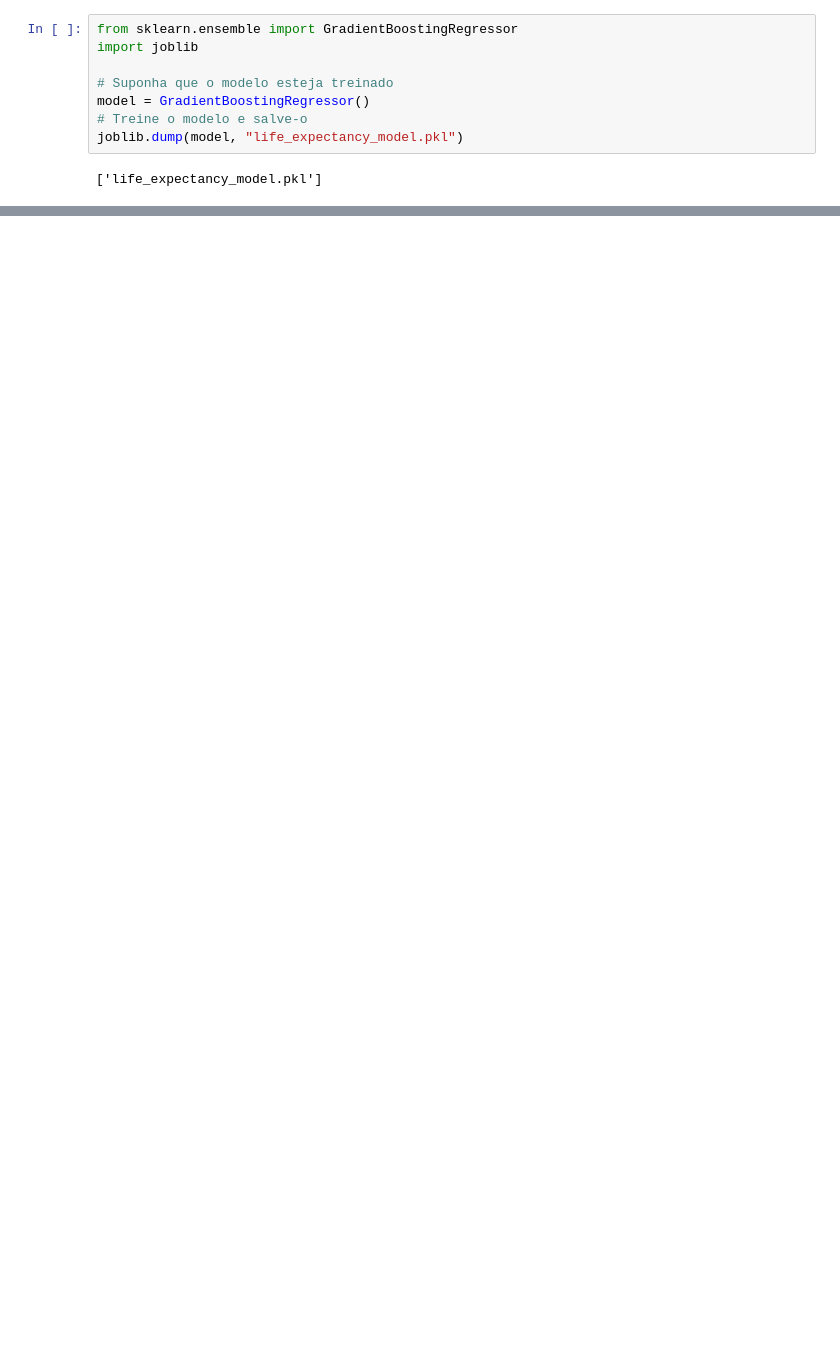
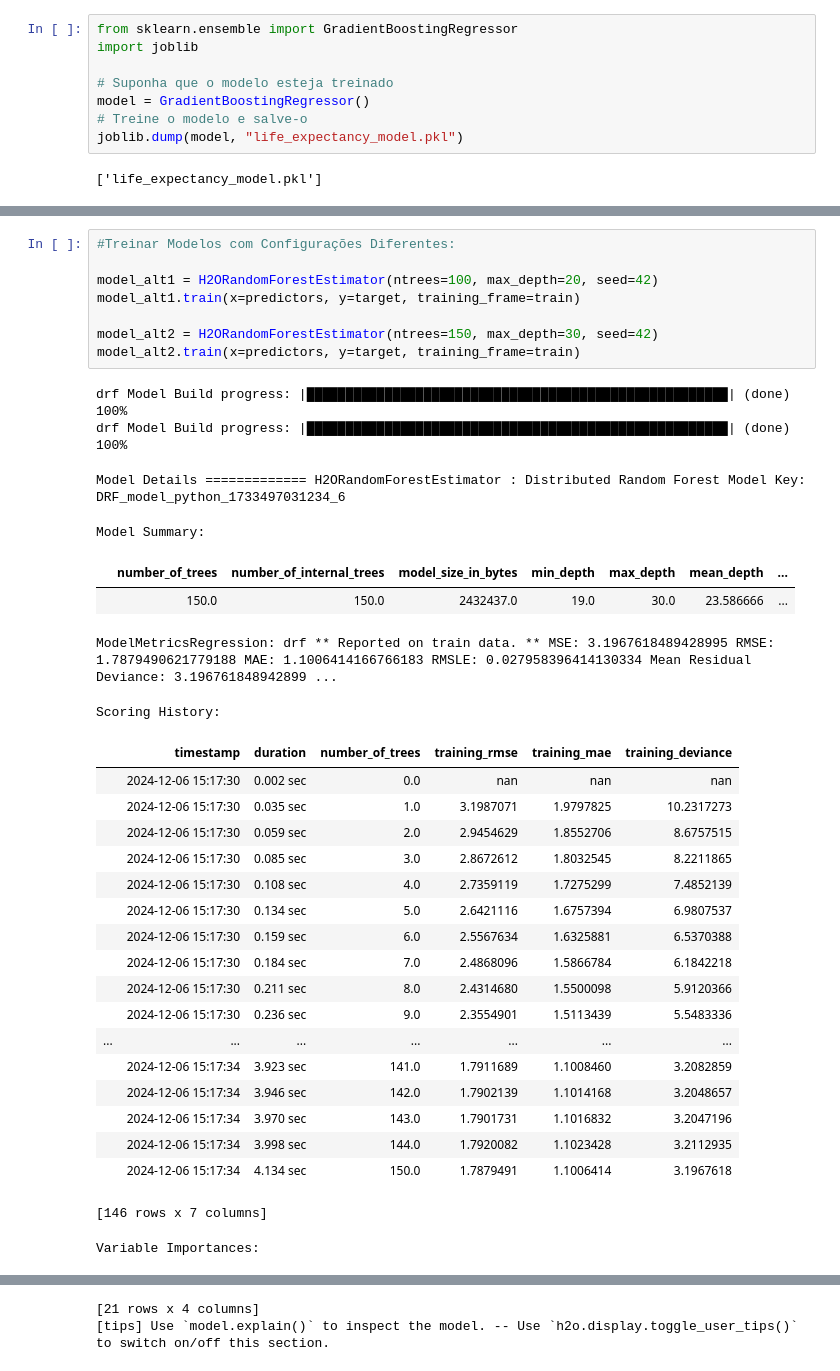
Before and after one commit to AvelinoAlmeida/Life-Expectancy, a Jupyter notebook: 3-modeling.ipynb, the cells around one changed output, grey strips where cells are left out. Drawn from its saved outputs; the diff is of its cells as text; blank space fills up the shorter version.

```diff
--- a/3-modeling.ipynb
+++ b/3-modeling.ipynb
@@ -325,0 +423,36 @@ joblib.dump(model, "life_expectancy_model.pkl")
+# %%
+#Treinar Modelos com Configurações Diferentes:
+
+model_alt1 = H2ORandomForestEstimator(ntrees=100, max_depth=20, seed=42)
+model_alt1.train(x=predictors, y=target, training_frame=train)
+
+model_alt2 = H2ORandomForestEstimator(ntrees=150, max_depth=30, seed=42)
+model_alt2.train(x=predictors, y=target, training_frame=train)
+# %% [output]
+drf Model Build progress: |██████████████████████████████████████████████████████| (done) 100%
+drf Model Build progress: |██████████████████████████████████████████████████████| (done) 100%
+Model Details ============= H2ORandomForestEstimator : Distributed Random Forest Model Key: DRF_model_python_1733497031234_6
+Model Summary:
+|  | number_of_trees | number_of_internal_trees | model_size_in_bytes | min_depth | max_depth | mean_depth | ... |
+|  | 150.0 | 150.0 | 2432437.0 | 19.0 | 30.0 | 23.586666 | ... |
+ModelMetricsRegression: drf ** Reported on train data. ** MSE: 3.1967618489428995 RMSE: 1.7879490621779188 MAE: 1.1006414166766183 RMSLE: 0.027958396414130334 Mean Residual Deviance: 3.196761848942899 ...
+Scoring History:
+|  | timestamp | duration | number_of_trees | training_rmse | training_mae | training_deviance |
+|  | 2024-12-06 15:17:30 | 0.002 sec | 0.0 | nan | nan | nan |
+|  | 2024-12-06 15:17:30 | 0.035 sec | 1.0 | 3.1987071 | 1.9797825 | 10.2317273 |
+|  | 2024-12-06 15:17:30 | 0.059 sec | 2.0 | 2.9454629 | 1.8552706 | 8.6757515 |
+|  | 2024-12-06 15:17:30 | 0.085 sec | 3.0 | 2.8672612 | 1.8032545 | 8.2211865 |
+|  | 2024-12-06 15:17:30 | 0.108 sec | 4.0 | 2.7359119 | 1.7275299 | 7.4852139 |
+|  | 2024-12-06 15:17:30 | 0.134 sec | 5.0 | 2.6421116 | 1.6757394 | 6.9807537 |
+|  | 2024-12-06 15:17:30 | 0.159 sec | 6.0 | 2.5567634 | 1.6325881 | 6.5370388 |
+|  | 2024-12-06 15:17:30 | 0.184 sec | 7.0 | 2.4868096 | 1.5866784 | 6.1842218 |
+|  | 2024-12-06 15:17:30 | 0.211 sec | 8.0 | 2.4314680 | 1.5500098 | 5.9120366 |
+|  | 2024-12-06 15:17:30 | 0.236 sec | 9.0 | 2.3554901 | 1.5113439 | 5.5483336 |
+| ... | ... | ... | ... | ... | ... | ... |
+|  | 2024-12-06 15:17:34 | 3.923 sec | 141.0 | 1.7911689 | 1.1008460 | 3.2082859 |
+|  | 2024-12-06 15:17:34 | 3.946 sec | 142.0 | 1.7902139 | 1.1014168 | 3.2048657 |
+|  | 2024-12-06 15:17:34 | 3.970 sec | 143.0 | 1.7901731 | 1.1016832 | 3.2047196 |
+|  | 2024-12-06 15:17:34 | 3.998 sec | 144.0 | 1.7920082 | 1.1023428 | 3.2112935 |
+|  | 2024-12-06 15:17:34 | 4.134 sec | 150.0 | 1.7879491 | 1.1006414 | 3.1967618 |
+[146 rows x 7 columns]
+Variable Importances:
@@ -325,0 +476,2 @@ joblib.dump(model, "life_expectancy_model.pkl")
+[21 rows x 4 columns]
+[tips] Use `model.explain()` to inspect the model. -- Use `h2o.display.toggle_user_tips()` to switch on/off this section.
```
Also changed, not shown: parts of 22 cells of this notebook, 6 other files.
